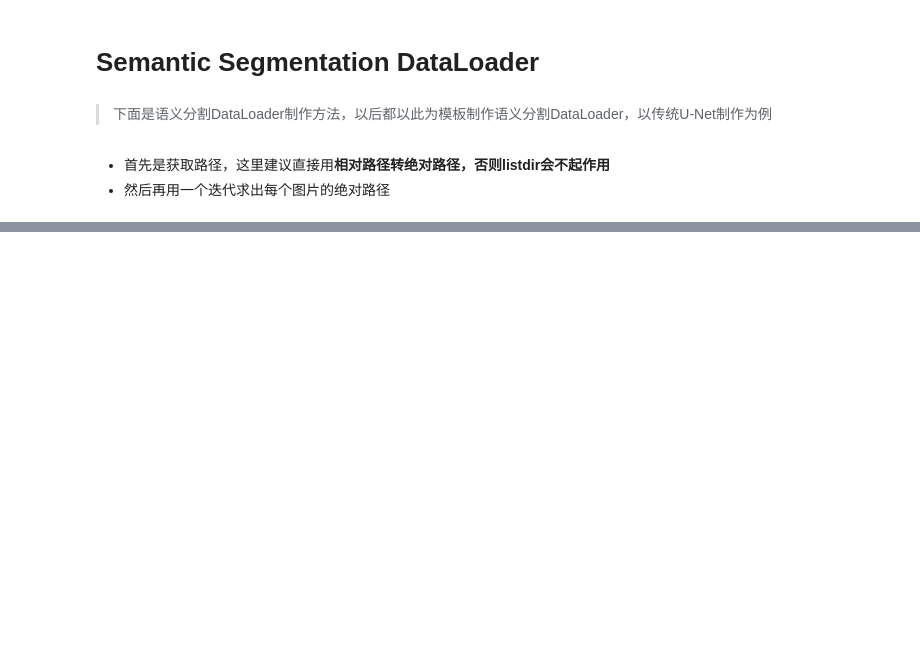
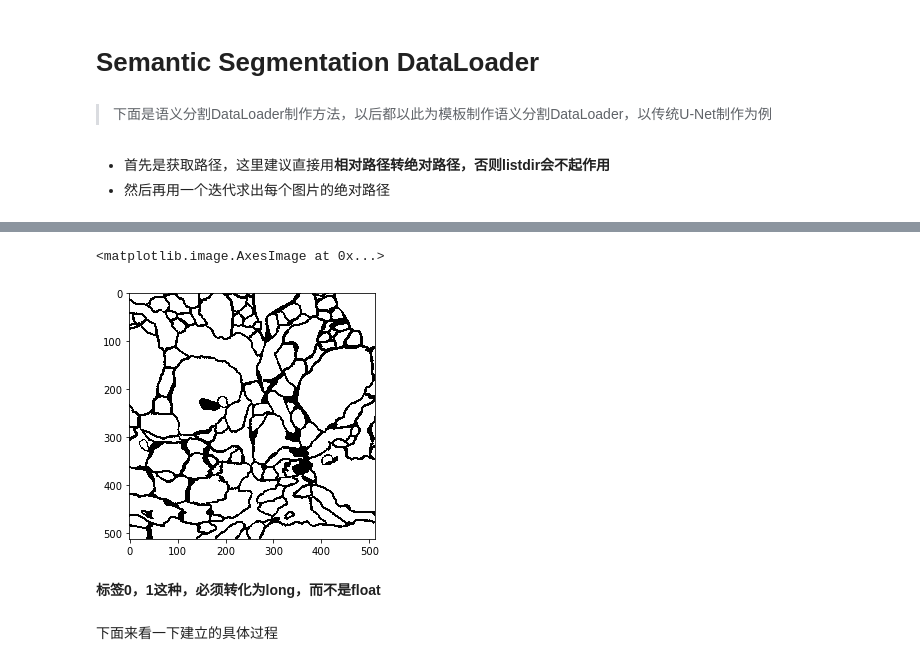
Before and after one commit to NinelieAimer/SemanticSeg, a Jupyter notebook: Code/tutorial.ipynb, the cells around one changed output, grey strips where cells are left out. Cells and saved outputs as stored; diff of their text form; code cells hidden in the pictures; blank space fills up the shorter version.

```diff
--- a/Code/tutorial.ipynb
+++ b/Code/tutorial.ipynb
@@ -25,0 +47,6 @@ label_list=[label_file+'\\'+str for str in label_name]
+# %%
+label=io.imread(label_list[0])
+io.imshow(label)
+# %% [output]
+<matplotlib.image.AxesImage at 0x...>
+[figure, added]
@@ -25,0 +56,2 @@ label_list=[label_file+'\\'+str for str in label_name]
+# %% [markdown]
+**标签0，1这种，必须转化为long，而不是float**
@@ -26,2 +62,4 @@ label_list=[label_file+'\\'+str for str in label_name]
+# %% [markdown]
+下面来看一下建立的具体过程
 # %%
 from torch.utils.data import Dataset
```
Also changed, not shown: parts of 15 cells of this notebook.
